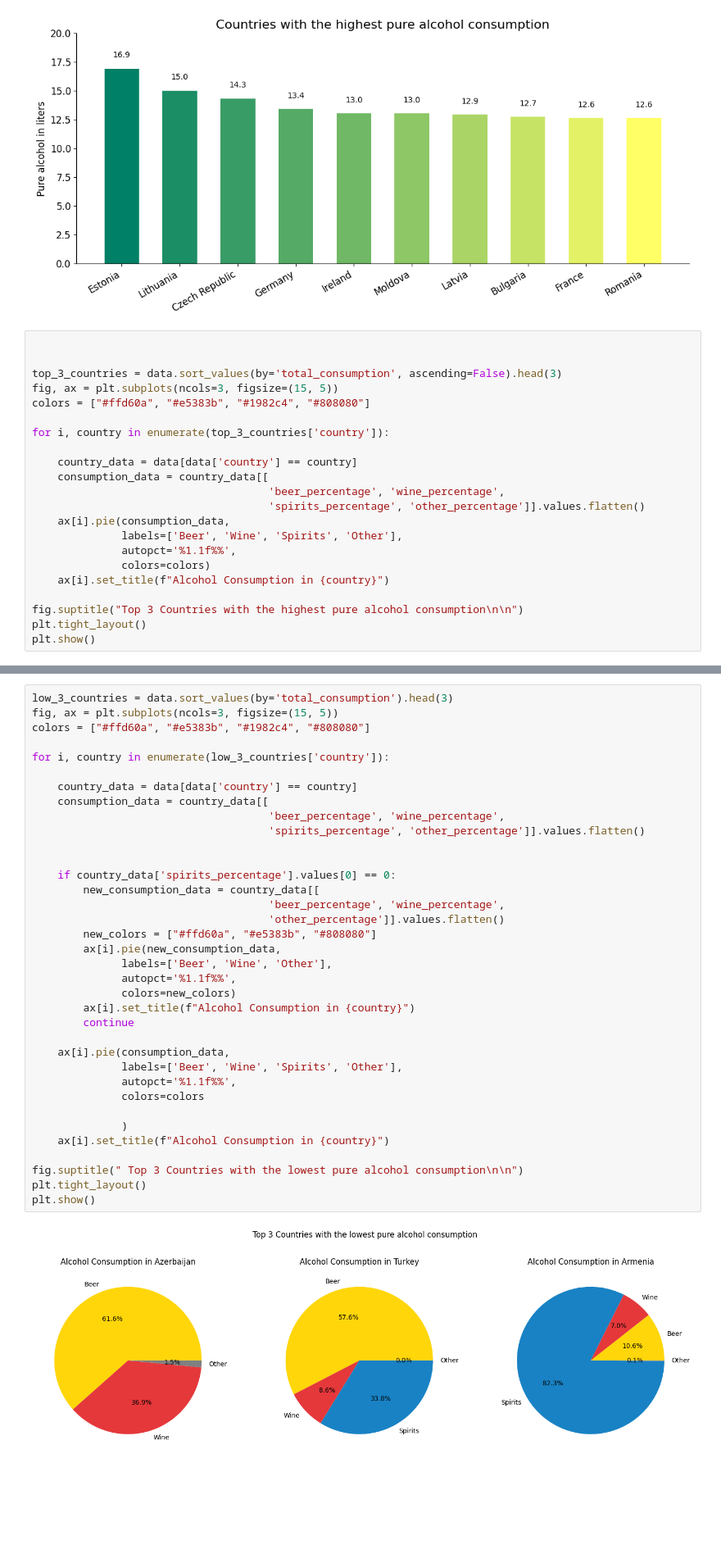
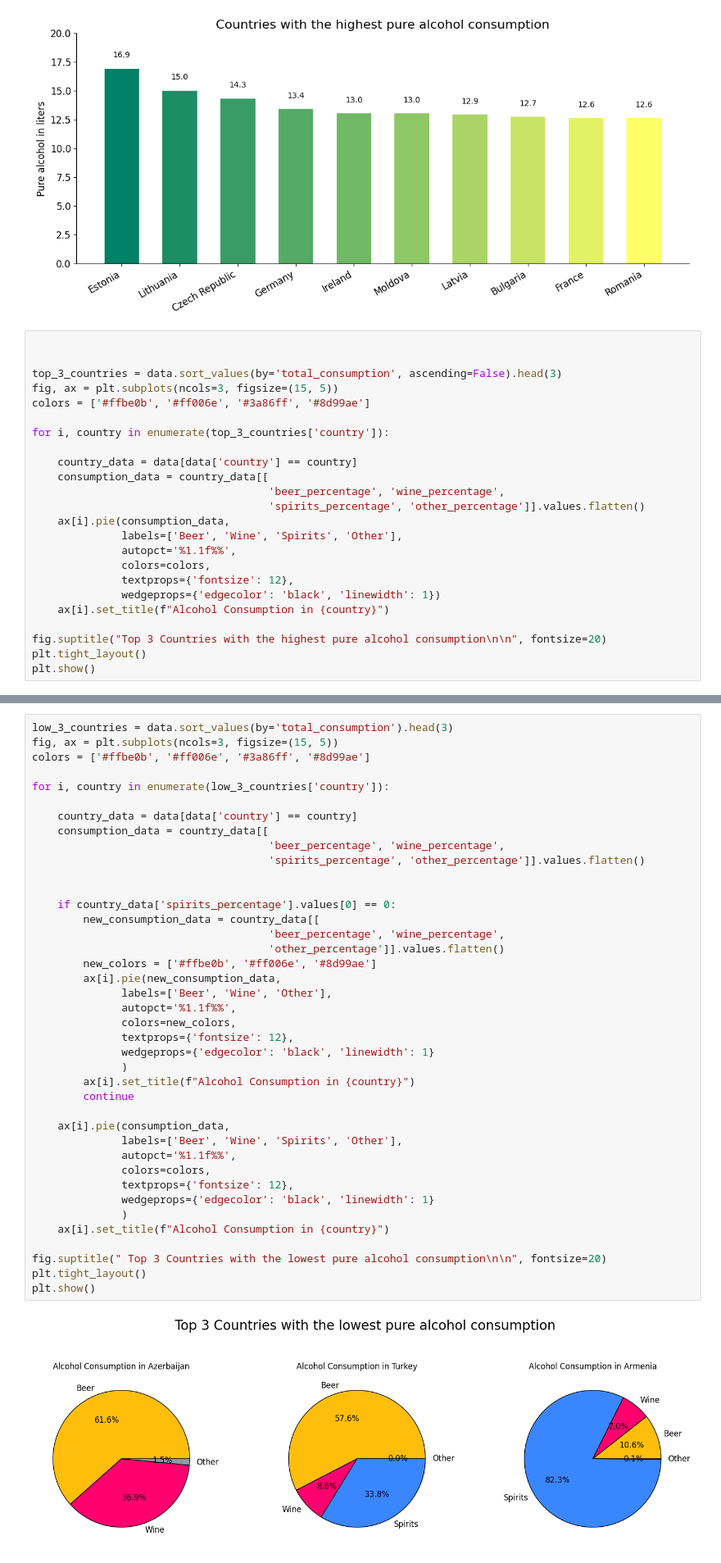
Before and after one commit to gruuubcioo/Alcohol-consumption-in-Europe, a Jupyter notebook: main_white.ipynb, the cells around one changed output, grey strips where cells are left out. Shown at 82% size. Drawn from its saved outputs; the diff is of its cells as text; blank space fills up the shorter version.

```diff
--- a/main_white.ipynb
+++ b/main_white.ipynb
@@ -55,7 +55,7 @@ fig.autofmt_xdate()
 
 top_3_countries = data.sort_values(by='total_consumption', ascending=False).head(3)
 fig, ax = plt.subplots(ncols=3, figsize=(15, 5))
-colors = ["#ffd60a", "#e5383b", "#1982c4", "#808080"]
+colors = ['#ffbe0b', '#ff006e', '#3a86ff', '#8d99ae']
 
 for i, country in enumerate(top_3_countries['country']):
 
@@ -66,10 +66,12 @@ for i, country in enumerate(top_3_countries['country']):
     ax[i].pie(consumption_data,
               labels=['Beer', 'Wine', 'Spirits', 'Other'],
               autopct='%1.1f%%',
-              colors=colors)
+              colors=colors,
+              textprops={'fontsize': 12},
+              wedgeprops={'edgecolor': 'black', 'linewidth': 1})
     ax[i].set_title(f"Alcohol Consumption in {country}")
 
-fig.suptitle("Top 3 Countries with the highest pure alcohol consumption\n\n")
+fig.suptitle("Top 3 Countries with the highest pure alcohol consumption\n\n", fontsize=20)
 plt.tight_layout()
 plt.show()
 # %% [output]
@@ -104,38 +107,42 @@ fig.autofmt_xdate()
 # %%
 low_3_countries = data.sort_values(by='total_consumption').head(3)
 fig, ax = plt.subplots(ncols=3, figsize=(15, 5))
-colors = ["#ffd60a", "#e5383b", "#1982c4", "#808080"]
+colors = ['#ffbe0b', '#ff006e', '#3a86ff', '#8d99ae']
 
 for i, country in enumerate(low_3_countries['country']):
 
     country_data = data[data['country'] == country]
     consumption_data = country_data[[
                                      'beer_percentage', 'wine_percentage',
                                      'spirits_percentage', 'other_percentage']].values.flatten()
 
 
     if country_data['spirits_percentage'].values[0] == 0:
         new_consumption_data = country_data[[
                                      'beer_percentage', 'wine_percentage',
                                      'other_percentage']].values.flatten()
-        new_colors = ["#ffd60a", "#e5383b", "#808080"]
+        new_colors = ['#ffbe0b', '#ff006e', '#8d99ae']
         ax[i].pie(new_consumption_data,
               labels=['Beer', 'Wine', 'Other'],
               autopct='%1.1f%%',
-              colors=new_colors)
+              colors=new_colors,
+              textprops={'fontsize': 12},
+              wedgeprops={'edgecolor': 'black', 'linewidth': 1}
+              )
         ax[i].set_title(f"Alcohol Consumption in {country}")
         continue
 
     ax[i].pie(consumption_data,
               labels=['Beer', 'Wine', 'Spirits', 'Other'],
               autopct='%1.1f%%',
-              colors=colors
-
+              colors=colors,
+              textprops={'fontsize': 12},
+              wedgeprops={'edgecolor': 'black', 'linewidth': 1}
               )
     ax[i].set_title(f"Alcohol Consumption in {country}")
 
-fig.suptitle(" Top 3 Countries with the lowest pure alcohol consumption\n\n")
+fig.suptitle(" Top 3 Countries with the lowest pure alcohol consumption\n\n", fontsize=20)
 plt.tight_layout()
 plt.show()
 # %% [output]
-[figure, old version]
+[figure, new version]
```
Also changed, not shown: parts of 10 cells of this notebook.
